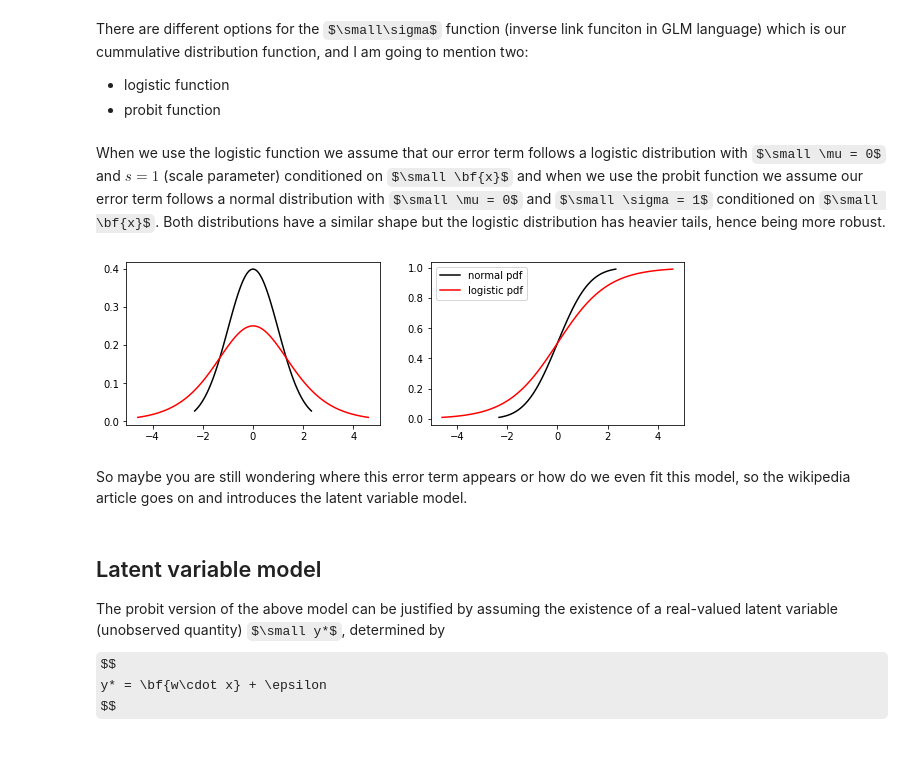
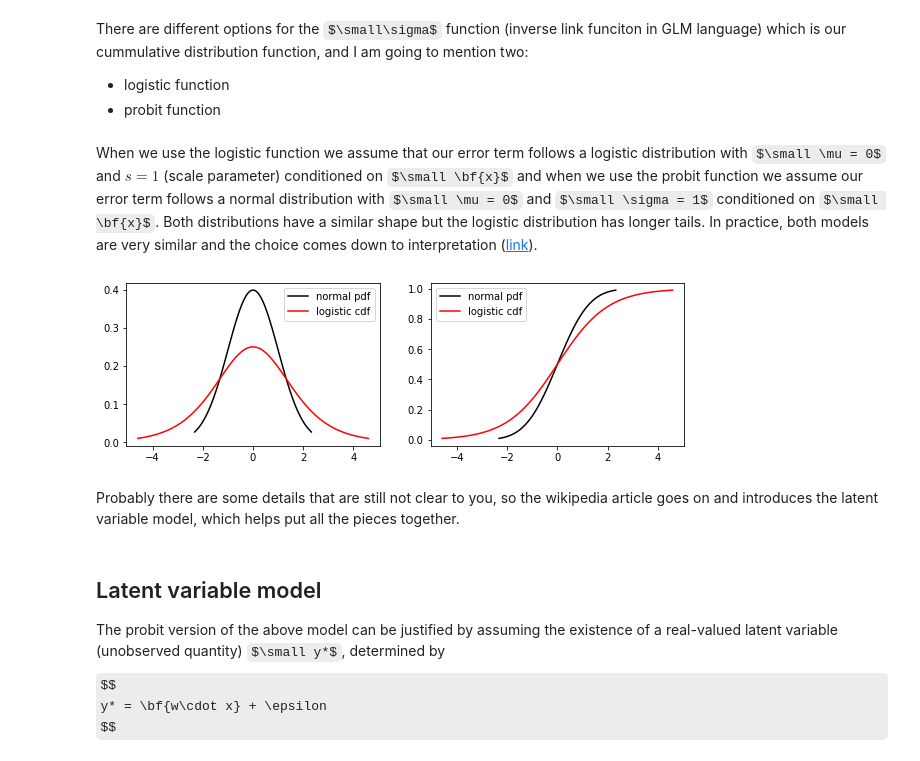
Before and after one commit to eduardbermejo/blog, a Jupyter notebook: _notebooks/2021-02-02-Ranking.ipynb, the cells around one changed output. Cells and saved outputs as stored; diff of their text form; code cells hidden in the pictures; some formulas as TeX source.

```diff
--- a/_notebooks/2021-02-02-Ranking.ipynb
+++ b/_notebooks/2021-02-02-Ranking.ipynb
@@ -28,35 +25,36 @@ There are different options for the $\small\sigma$ function (inverse link funcit
 - logistic function
 - probit function
 # %% [markdown]
-When we use the logistic function we assume that our error term follows a logistic distribution with $\small \mu = 0$ and $s = 1$ (scale parameter) conditioned on $\small \bf{x}$ and when we use the probit function we assume our error term follows a normal distribution with $\small \mu = 0$ and $\small \sigma = 1$ conditioned on $\small \bf{x}$. Both distributions have a similar shape but the logistic distribution has heavier tails, hence being more robust.
+When we use the logistic function we assume that our error term follows a logistic distribution with $\small \mu = 0$ and $s = 1$ (scale parameter) conditioned on $\small \bf{x}$ and when we use the probit function we assume our error term follows a normal distribution with $\small \mu = 0$ and $\small \sigma = 1$ conditioned on $\small \bf{x}$. Both distributions have a similar shape but the logistic distribution has longer tails. In practice, both models are very similar and the choice comes down to interpretation ([link](https://www.theanalysisfactor.com/the-difference-between-logistic-and-probit-regression/)).
 # %%
 import numpy as np
 from scipy.stats import norm, logistic
 
 import matplotlib.pyplot as plt
 
 loc = 0
 scale = 1
 # generate points for the normal distribution
 x_norm = np.linspace(norm.ppf(0.01, loc, scale), norm.ppf(0.99, loc, scale), 100)
 y_pdf_norm = norm.pdf(x_norm)
 y_cdf_norm = norm.cdf(x_norm)
 
 # generate points for the logistic distribution
 x_logistic = np.linspace(logistic.ppf(0.01, loc, scale), logistic.ppf(0.99, loc, scale), 100)
 y_pdf_logistic = logistic.pdf(x_logistic)
 y_cdf_logistic = logistic.cdf(x_logistic)
 
 fig, axes = plt.subplots(1, 2, figsize=(10,3))
 axes[0].plot(x_norm, y_pdf_norm, color='k', label='normal pdf')
-axes[0].plot(x_logistic, y_pdf_logistic, color='r', label='logistic pdf')
+axes[0].plot(x_logistic, y_pdf_logistic, color='r', label='logistic cdf')
 axes[1].plot(x_norm, y_cdf_norm, color='k', label='normal pdf')
-axes[1].plot(x_logistic, y_cdf_logistic, color='r', label='logistic pdf')
-plt.legend();
+axes[1].plot(x_logistic, y_cdf_logistic, color='r', label='logistic cdf')
+axes[0].legend()
+axes[1].legend();
 # %% [output]
-[figure, old version]
+[figure, new version]
 # %% [markdown]
-So maybe you are still wondering where this error term appears or how do we even fit this model, so the wikipedia article goes on and introduces the latent variable model.
+Probably there are some details that are still not clear to you, so the wikipedia article goes on and introduces the latent variable model, which helps put all the pieces together.
 # %% [markdown]
 ## Latent variable model
 The probit version of the above model can be justified by assuming the existence of a real-valued latent variable (unobserved quantity) $\small y*$, determined by
```
Also changed, not shown: parts of 17 cells of this notebook.
